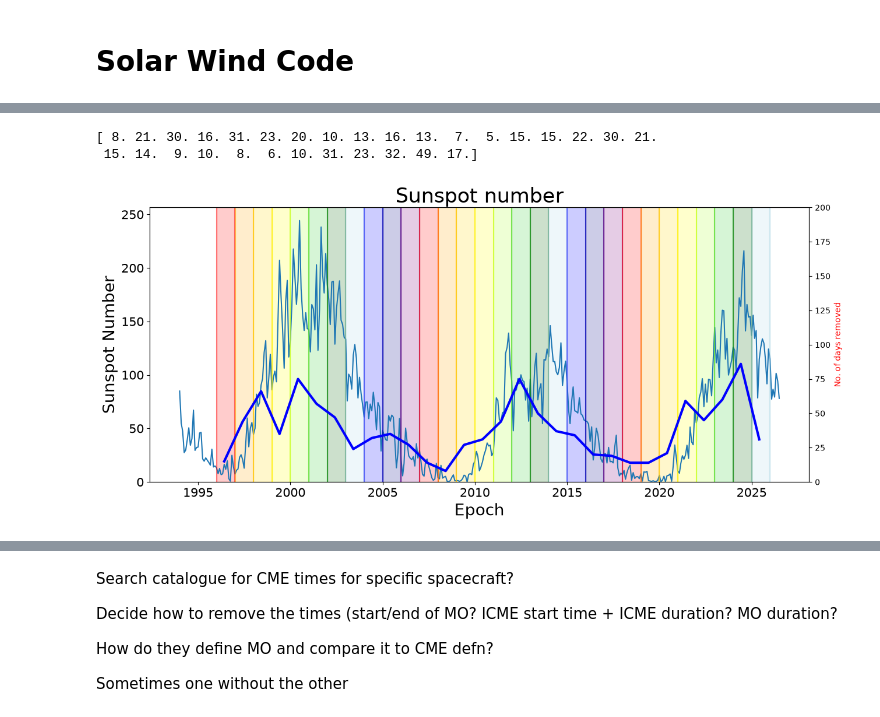
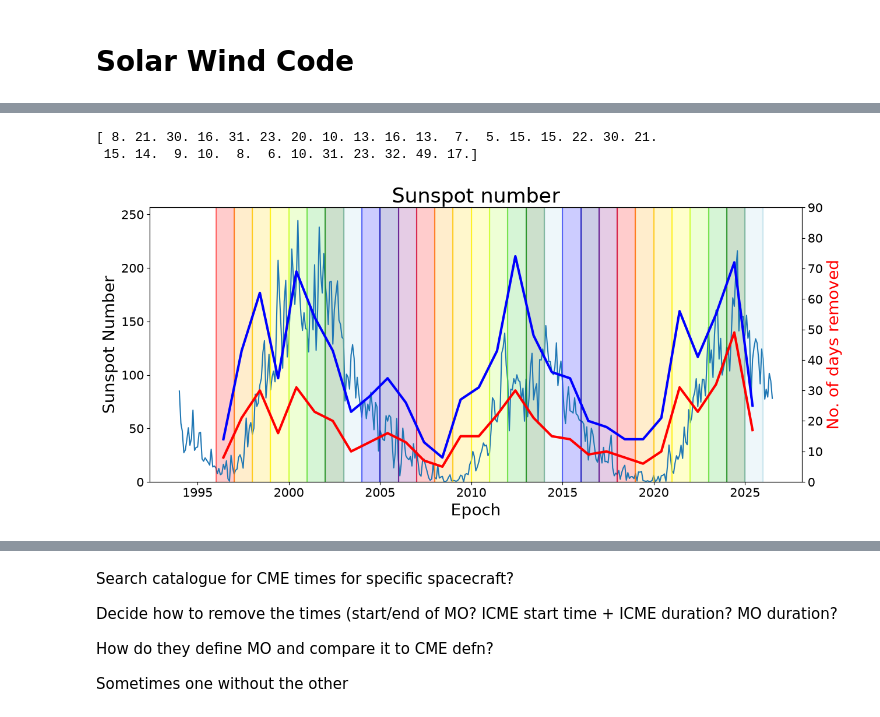
Before and after one commit to rahyndman/SolarWindCode, a Jupyter notebook: ICMECat/DownloadCat.ipynb, the cells around one changed output, grey strips where cells are left out. Saved outputs shown, nothing was run; the diff lists cells and outputs as text; code cells hidden in the pictures.

Commit message:
Check/fix CME catalogue code.

```diff
--- a/ICMECat/DownloadCat.ipynb
+++ b/ICMECat/DownloadCat.ipynb
@@ -180,0 +112,19 @@ ListOfDates
+# %%
+def ReadDates(startDate, endDate): # Get monthly dates
+    DateRange = pd.date_range(startDate, endDate, freq='MS').strftime("%Y%m%d").tolist()
+    return DateRange
+
+Months = ReadDates("1996-01-01 00:00", "2025-12-31 00:00")
+print(Months)
+MonthCounts=np.zeros(len(Months))
+
+for l in range(len(Months)):                                # for each month
+    for j in range(len(ListOfDates)):                       # for the List of Dates
+        DateCheck = ListOfDates[j].strftime('%Y-%m-%d')     # get the date from the Lists
+        DateCheck = DateCheck.replace("-", "")              # format it the same as the months so you can compare them
+        # print(DateCheck[0:6])
+        if DateCheck[0:6] == Months[l][0:6]:                # if the date from ListOfDates exists in the month you are checking
+            # print(Months[l][0:6])
+            MonthCounts[l] = MonthCounts[l] + 1             # then add one to the count for that month
+
+print(MonthCounts)
@@ -328,57 +505,8 @@ WARNING: SunpyUserWarning: Unknown units for low75_f10.7 [sunpy.timeseries.times
 # %%
-# #Imports
-# import matplotlib.pyplot as plt
+########################
+### Solar cycle code ###
+########################
 
-# import astropy.units as u
-# from astropy.time import Time, TimeDelta
-# from astropy.visualization import time_support
-
-# import sunpy.timeseries as ts
-# from sunpy.net import Fido
-# from sunpy.net import attrs as a
-# from sunpy.time import TimeRange
-
-# import numpy as np
-# import pandas as pd
-
-# # get data
-# time_range = TimeRange("1994-01-01 00:00", Time.now()) # I've used the start of the year before the C23 minimum that Tindale and Chapman (2017) use
-# result = Fido.search(a.Time(time_range), a.Instrument('noaa-indices')) # fido search for the noaa indices in the time range
-# f_noaa_indices = Fido.fetch(result)
-# result = Fido.search(a.Time(time_range.end, time_range.end + TimeDelta(4 * u.year)),
-#                      a.Instrument('noaa-predict')) # get the predicted sunspot numbers from NOAA (4 years in future)
-# f_noaa_predict = Fido.fetch(result)
-
-# #loading data into TimeSeries objects
-# noaa = ts.TimeSeries(f_noaa_indices, source='noaaindices').truncate(time_range)
-# noaa_predict = ts.TimeSeries(f_noaa_predict, source='noaapredictindices')
-
-# TitleSize = 25
-# AxisSize = 20
-# TickSize = 15
-
-# Start  = "1996-01-01 00:00" # from SIDC
-# End  = "2026-12-31 23:59"
-
-# def Yearly(startDate, endDate): #ReadDatesForFileFinding
-#     YearlyRange = pd.date_range(startDate, endDate, freq='YS').strftime("%Y%m%d").tolist()
-#     return YearlyRange
-
-# YearlyRange = Yearly(Start, End)
-# print(YearlyRange)
-
-# StartAndEnd = []
-# for i in range(len(YearlyRange)-1):
-#     StartDate = YearlyRange[i]
-#     EndDate = YearlyRange[i][0:4] + "1231"
-#     # print(StartDate, EndDate)
-#     StartAndEnd.append([StartDate[0:4] + "-" + StartDate[4:6] + "-" + StartDate[6:8], EndDate[0:4] + "-" + EndDate[4:6] + "-" + EndDate[6:8]])
-
-# print(StartAndEnd)
-
-
-# time_support()
-# fig, ax = plt.subplots(figsize=(13,6))
 fig, ax1 = plt.subplots(figsize=(13,6))
 ax1.plot(noaa.time, noaa.quantity('sunspot RI'), label='Sunspot Number')
 
@@ -409,7 +537,9 @@ for i in range(len(dateRanges)):
     ax1.axvspan(dateRanges[i][0], dateRanges[i][1], color=Colours[i], alpha=0.2, label = StartAndEnd[i][0][0:4])
     ax1.axvline(dateRanges[i][1], color=Colours[i], alpha = 0.5)
 
-
+###############################
+### End of solar cycle code ###
+###############################
 
 # Code for ICMECat part of plot
 ##OLD VERSION
@@ -424,35 +554,36 @@ for l in range(len(OldYears)):
         if j[0:4] == OldYears[l]:
             OldYearCounts[l] = OldYearCounts[l] + 1
 
 print(OldYearCounts)
 
 # timesICME = [date.datetime(1995,6,1), date.datetime(2000,6,1), date.datetime(2005,6,1), date.datetime(2010,6,1), date.datetime(2015,6,1), date.datetime(2020,6,1), date.datetime(2025,6,1)]
 # t_yr = [tm.year for tm in timesICME]
 # t=Time(timesICME, format='datetime')
 # # fig, axs = plt.subplots(1,1, figsize=(15,5))
 # subset = [YearCounts[0], YearCounts[5], YearCounts[10], YearCounts[15], YearCounts[20], YearCounts[25], YearCounts[26]]
 
 ax2 = ax1.twinx()  # instantiate a second Axes that shares the same x-axis
 
 times = [date.datetime(1996,6,1), date.datetime(1997,6,1), date.datetime(1998,6,1), date.datetime(1999,6,1), date.datetime(2000,6,1), date.datetime(2001,6,1), date.datetime(2002,6,1), date.datetime(2003,6,1), date.datetime(2004,6,1), date.datetime(2005,6,1), date.datetime(2006,6,1), date.datetime(2007,6,1), date.datetime(2008,6,1), date.datetime(2009,6,1), date.datetime(2010,6,1), date.datetime(2011,6,1), date.datetime(2012,6,1), date.datetime(2013,6,1), date.datetime(2014,6,1), date.datetime(2015,6,1), date.datetime(2016,6,1), date.datetime(2017,6,1), date.datetime(2018,6,1), date.datetime(2019,6,1), date.datetime(2020,6,1), date.datetime(2021,6,1), date.datetime(2022,6,1), date.datetime(2023,6,1), date.datetime(2024,6,1), date.datetime(2025,6,1)]
 t_yr = [tm.year for tm in times]
 t=Time(times, format='datetime')
 # ax.set_xticks(t,t_yr)
 
 ax2.plot(t, YearCounts, color = "blue", linewidth=3) # Fixed
-# ax2.plot(t, OldYearCounts, color = "red", linewidth=3) # Old
-ax2.set_ylabel('No. of days removed', color="red")  # we already handled the x-label with ax1
+ax2.plot(t, OldYearCounts, color = "red", linewidth=3) # Old
+ax2.set_ylabel('No. of days removed', color="red", fontsize=AxisSize)  # we already handled the x-label with ax1
+plt.yticks(fontsize=TickSize)
 
-# ax2.set_ylim(0, 50) # original/old yaxis
-ax2.set_ylim(0, 200) # original/old yaxis
+ax2.set_ylim(0, 90)
+# ax2.set_ylim(0, 200)
 
 
 # fig.legend(loc="outside right", fontsize=8)
 fig.tight_layout()  # otherwise the right y-label is slightly clipped
 
 # plt.savefig("YearlySunspotNumber.png")
 plt.show()
 # %% [output]
 [ 8. 21. 30. 16. 31. 23. 20. 10. 13. 16. 13.  7.  5. 15. 15. 22. 30. 21.
  15. 14.  9. 10.  8.  6. 10. 31. 23. 32. 49. 17.]
-[figure, old version]
+[figure, new version]
```
Also changed, not shown: parts of 20 cells of this notebook.
